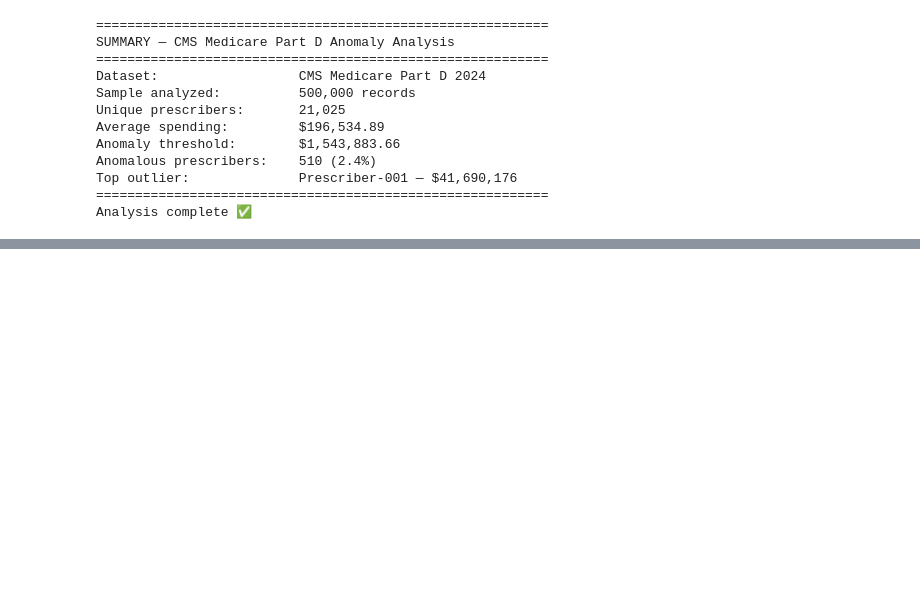
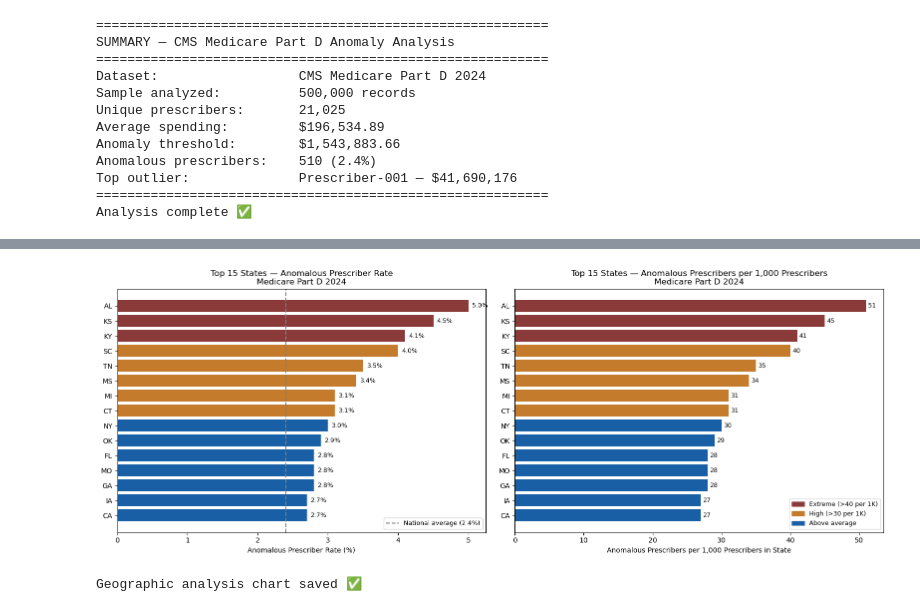
Before and after one commit to irisdsilvam/cms-medicare-analysis, a Jupyter notebook: cms_medicare_analysis.ipynb, the cells around one changed output, grey strips where cells are left out. Drawn from its saved outputs; the diff is of its cells as text; code cells hidden in the pictures; blank space fills up the shorter version.

Commit message:
Add geographic risk analysis — state-level anomaly patterns

```diff
--- a/cms_medicare_analysis.ipynb
+++ b/cms_medicare_analysis.ipynb
@@ -139,0 +214,58 @@ Analysis complete ✅
+# %%
+# Section 4: Visualization — Geographic anomaly rate
+import matplotlib.pyplot as plt
+import matplotlib.patches as mpatches
+
+# Calculate anomalous prescribers per 1,000 total prescribers in state
+state_summary['Anomalous_Per_1k_Prescribers'] = (
+    state_summary['Anomalous_Prescribers'] /
+    state_summary['Total_Prescribers'] * 1000
+).round(0).astype(int)
+
+# Round anomalous rate to 1 decimal for cleaner display
+state_summary['Anomalous_Rate_pct'] = state_summary['Anomalous_Rate_pct'].round(1)
+
+fig, axes = plt.subplots(1, 2, figsize=(16, 6))
+
+# Chart 1 — Top 15 states by anomalous prescriber rate (%)
+top15 = state_summary.nlargest(15, 'Anomalous_Rate_pct')
+colors = ['#8B3A3A' if r > 4 else '#C47B2B' if r > 3 else '#185FA5'
+          for r in top15['Anomalous_Rate_pct']]
+
+axes[0].barh(top15['State'], top15['Anomalous_Rate_pct'], color=colors)
+axes[0].set_xlabel('Anomalous Prescriber Rate (%)')
+axes[0].set_title('Top 15 States — Anomalous Prescriber Rate\nMedicare Part D 2024')
+axes[0].invert_yaxis()
+axes[0].axvline(x=2.4, color='gray', linestyle='--', linewidth=1.5,
+                label='National average (2.4%)')
+axes[0].legend(fontsize=9)
+
+for i, (val, state) in enumerate(zip(top15['Anomalous_Rate_pct'], top15['State'])):
+    axes[0].text(val + 0.05, i, f'{val}%', va='center', fontsize=9)
+
+# Chart 2 — Anomalous prescribers per 1,000 prescribers in state
+top15_per1k = state_summary.nlargest(15, 'Anomalous_Per_1k_Prescribers')
+colors2 = ['#8B3A3A' if r > 40 else '#C47B2B' if r > 30 else '#185FA5'
+           for r in top15_per1k['Anomalous_Per_1k_Prescribers']]
+
+axes[1].barh(top15_per1k['State'], top15_per1k['Anomalous_Per_1k_Prescribers'], color=colors2)
+axes[1].set_xlabel('Anomalous Prescribers per 1,000 Prescribers in State')
+axes[1].set_title('Top 15 States — Anomalous Prescribers per 1,000 Prescribers\nMedicare Part D 2024')
+axes[1].invert_yaxis()
+
+for i, (val, state) in enumerate(zip(top15_per1k['Anomalous_Per_1k_Prescribers'], top15_per1k['State'])):
+    axes[1].text(val + 0.3, i, f'{val:,}', va='center', fontsize=9)
+
+# Legend
+red_patch = mpatches.Patch(color='#8B3A3A', label='Extreme (>40 per 1K)')
+amber_patch = mpatches.Patch(color='#C47B2B', label='High (>30 per 1K)')
+blue_patch = mpatches.Patch(color='#185FA5', label='Above average')
+axes[1].legend(handles=[red_patch, amber_patch, blue_patch], fontsize=9)
+
+plt.tight_layout()
+plt.savefig('cms_geographic_analysis.png', dpi=150, bbox_inches='tight')
+plt.show()
+print("Geographic analysis chart saved ✅")
+# %% [output]
+[figure, added]
+Geographic analysis chart saved ✅
```
Also changed, not shown: parts of 1 cell of this notebook.
